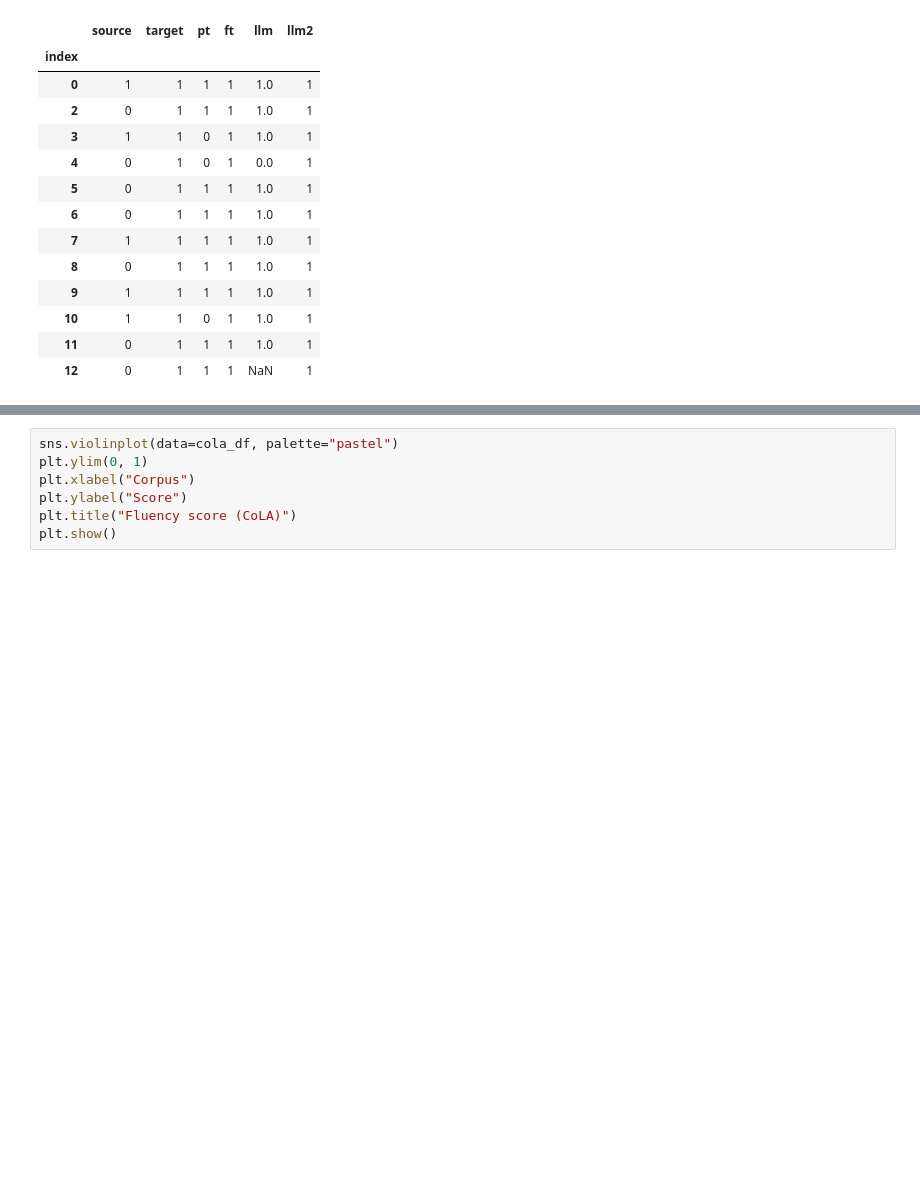
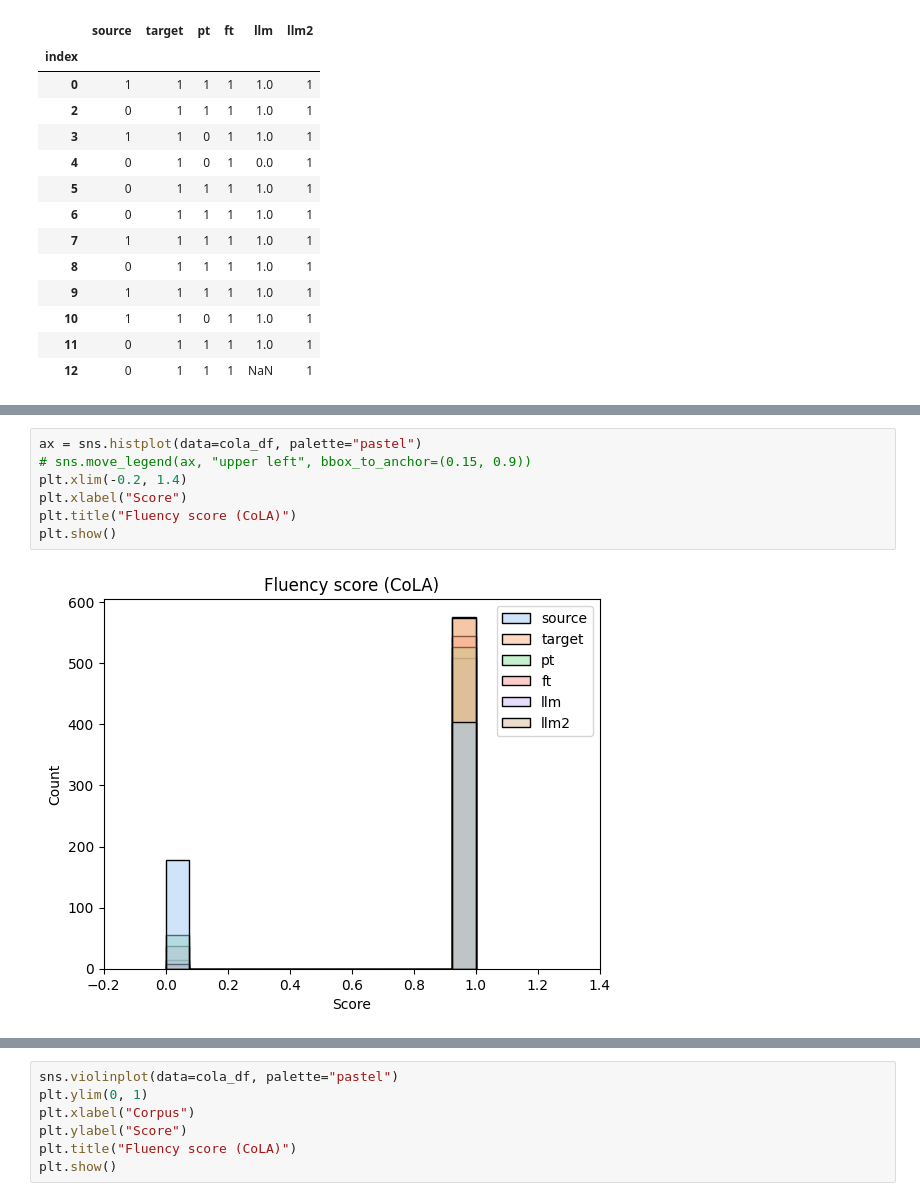
Before and after one commit to elgranmuzzy/formality_style_transfer, a Jupyter notebook: Formality_Style_Transfer.ipynb, the cells around one changed output, grey strips where cells are left out. Saved outputs shown, nothing was run; the diff lists cells and outputs as text; blank space fills up the shorter version.

```diff
--- a/Formality_Style_Transfer.ipynb
+++ b/Formality_Style_Transfer.ipynb
@@ -1070,6 +1072,15 @@ cola_df.describe()
 | 50% | 1.000000 | 1.000000 | 1.000000 | 1.000000 | 1.000000 | 1.000000 |
 | 75% | 1.000000 | 1.000000 | 1.000000 | 1.000000 | 1.000000 | 1.000000 |
 | max | 1.000000 | 1.000000 | 1.000000 | 1.000000 | 1.000000 | 1.000000 |
+# %%
+ax = sns.histplot(data=cola_df, palette="pastel")
+# sns.move_legend(ax, "upper left", bbox_to_anchor=(0.15, 0.9))
+plt.xlim(-0.2, 1.4)
+plt.xlabel("Score")
+plt.title("Fluency score (CoLA)")
+plt.show()
+# %% [output]
+[figure, added]
 # %%
 ax = sns.displot(data=cola_df, kind="kde", palette="pastel")
 sns.move_legend(ax, "upper left", bbox_to_anchor=(0.15, 0.9))
```
Also changed, not shown: parts of 56 cells of this notebook.
